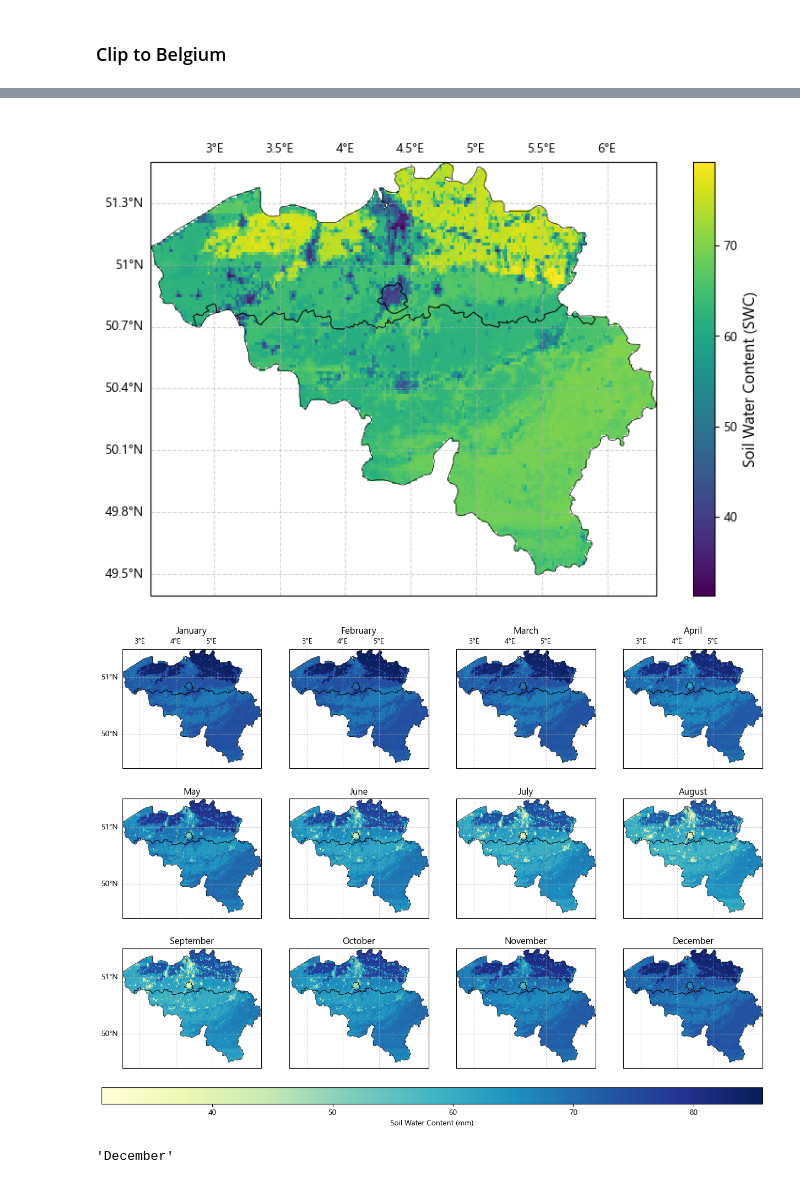
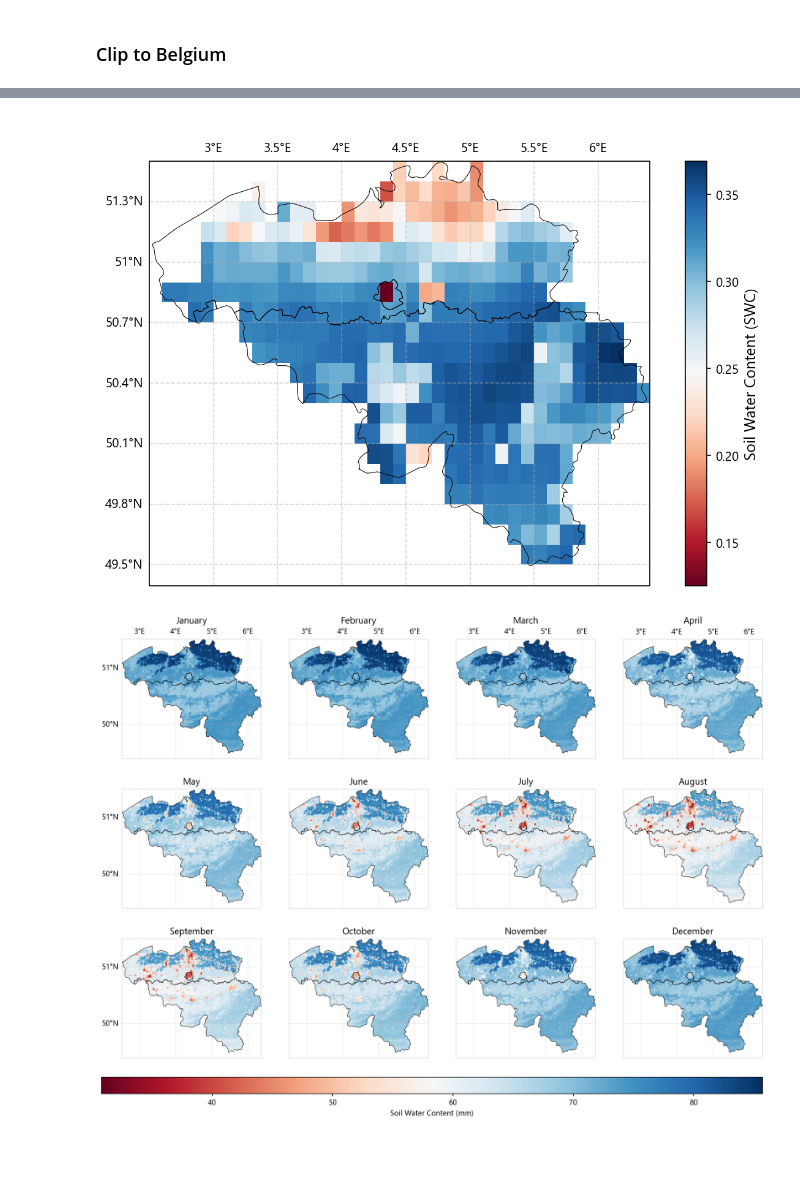
Before and after one commit to klekarkar/mHM_IO_dataprocessing, a Jupyter notebook: model_evaluation.ipynb, the cells around one changed output, grey strips where cells are left out. Drawn from its saved outputs; the diff is of its cells as text; code cells hidden in the pictures.

```diff
--- a/model_evaluation.ipynb
+++ b/model_evaluation.ipynb
@@ -213,3 +213,5 @@ mhm_mean_month['SWC_L02'][10].plot(robust=True)
 data_be = clip_to_region(be_shp, mhm_fluxes)
 
 data_be_monthly = data_be.groupby('time.month').mean(dim='time')
+
+data_gleam_monthly = clip_to_region(be_shp, gleam_rzsm).groupby('time.month').mean(dim='time')
@@ -220,48 +266,50 @@ import matplotlib.pyplot as plt
 import cartopy.crs as ccrs
 
 # Assuming `clipped`, `be_shp`, and other variables are already defined
-layer = 'SWC_L02'
+layer = 'SMrz'
 
-cmap = plt.get_cmap('viridis')
+cmap = plt.get_cmap('RdBu')
 
-fig, ax = plt.subplots(subplot_kw={'projection': ccrs.PlateCarree()}, figsize=(10, 6))
-vmin, vmax = data_be[layer][140].min(), data_be[layer][140].max()
+fig, ax = plt.subplots(subplot_kw={'projection': ccrs.PlateCarree()}, figsize=(10, 6), dpi=150)
+vmin, vmax = data_gleam_monthly[layer][5].min(), data_gleam_monthly[layer][5].max()
 
 # Plot the data
-im = data_be[layer][140].plot(
+im = data_gleam_monthly[layer][5].plot(
     ax=ax,
     cmap=cmap,
     transform=ccrs.PlateCarree(),
     vmin=vmin,
     vmax=vmax,
     add_colorbar=False  # Disable the default colorbar
 )
 
 # Add shapefile boundaries
 be_shp.boundary.plot(ax=ax, edgecolor='black', linewidth=0.5)
 
 # Add a horizontal colorbar
 cbar = fig.colorbar(im, ax=ax, orientation='vertical', pad=0.05, aspect=20, shrink=1.0)
 cbar.set_label('Soil Water Content (SWC)', fontsize=12)  # Add a label to the colorbar
 
 # Add latitude and longitude gridlines
 gl = ax.gridlines(crs=ccrs.PlateCarree(), linestyle='--', alpha=0.5, draw_labels=True)
 gl.top_labels = True
 gl.right_labels = False
 gl.bottom_labels = False
 gl.xlabel_style = {'size': 10}
 gl.ylabel_style = {'size': 10}
 
 plt.title(" ")
 plt.show()
 # %% [output]
-[figure, old version]
+[figure, new version]
 # %%
+var = 'SWC_L02'
+
 # Define grid dimensions
 nrows = 3
 ncols = len(mhm_mean_month.month) // nrows # Dynamic column calculation
 
-fig, axes = plt.subplots(nrows, ncols, subplot_kw={'projection': ccrs.PlateCarree()},figsize=(15, 10))
+fig, axes = plt.subplots(nrows, ncols, subplot_kw={'projection': ccrs.PlateCarree()},figsize=(15, 10), dpi=150)
 # Flatten axes for easier indexing
 axes = axes.ravel()
 
@@ -269,19 +317,19 @@ axes = axes.ravel()
 plt.subplots_adjust(hspace=0.2, wspace=0.2)
 
 # Calculate uniform vmin and vmax
-vmin = data_be_monthly['SWC_L02'].min().values  # Minimum value across all months
-vmax = data_be_monthly['SWC_L02'].max().values  # Maximum value across all months
+vmin = data_be_monthly[var].min().values  # Minimum value across all months
+vmax = data_be_monthly[var].max().values  # Maximum value across all months
 
 # Plot each month's data
 for idx, month in enumerate(mhm_mean_month.month):
     ax = axes[idx]
-    im = data_be_monthly['SWC_L02'][month-1].plot(
+    im = data_be_monthly[var][month-1].plot(
         ax=ax,
         vmin=vmin,  # Set the minimum value
         vmax=vmax,  # Set the maximum value
-        cmap='YlGnBu',  # Set the colormap
+        cmap='RdBu',  # Set the colormap
         #transform=ccrs.PlateCarree(),
-        # robust=True,
+        #robust=True,
         add_colorbar=False,
     )
 
@@ -292,7 +340,7 @@ for idx, month in enumerate(mhm_mean_month.month):
     be_shp.boundary.plot(ax=ax, edgecolor='black', linewidth=0.5)
 
 # Add latitude and longitude gridlines
-    gl = ax.gridlines(crs=ccrs.PlateCarree(), linestyle='--', alpha=0.5, draw_labels=True)
+    gl = ax.gridlines(crs=ccrs.PlateCarree(), lw=0.2, alpha=0.8, draw_labels=True)
     # Show top labels only on the first row
     gl.top_labels = idx < ncols
     gl.bottom_labels = False
@@ -311,9 +359,12 @@ for idx, month in enumerate(mhm_mean_month.month):
     gl.ylabel_style = {'size': 10}
 
     #set xtick labels
-    gl.xlocator = mticker.FixedLocator([2, 3, 4, 5])
+    gl.xlocator = mticker.FixedLocator([2, 3, 4, 5,6])
     gl.ylocator = mticker.FixedLocator([50, 51, 52])
-
+     #change frame color
+    # Change the frame thickness
+    for spine in ax.spines.values():
+        spine.set_linewidth(.1)  # Adjust thickness here (e.g., 2 for thicker frames)
 
 
 # Remove unused subplots if there are more axes than months
@@ -326,4 +377,4 @@ fig.colorbar(im, cax=cbar_ax, orientation='horizontal', label='Soil Water Conten
 
 plt.show()
 # %% [output]
-[figure, old version]
+[figure, new version]
@@ -332,4 +381,2 @@ month_name = calendar.month_name[month.values]
-# %%
-month_name
-# %% [output]
-'December'
+# %% [markdown]
+####
```
Also changed, not shown: parts of 2 cells of this notebook, 4 other files.
